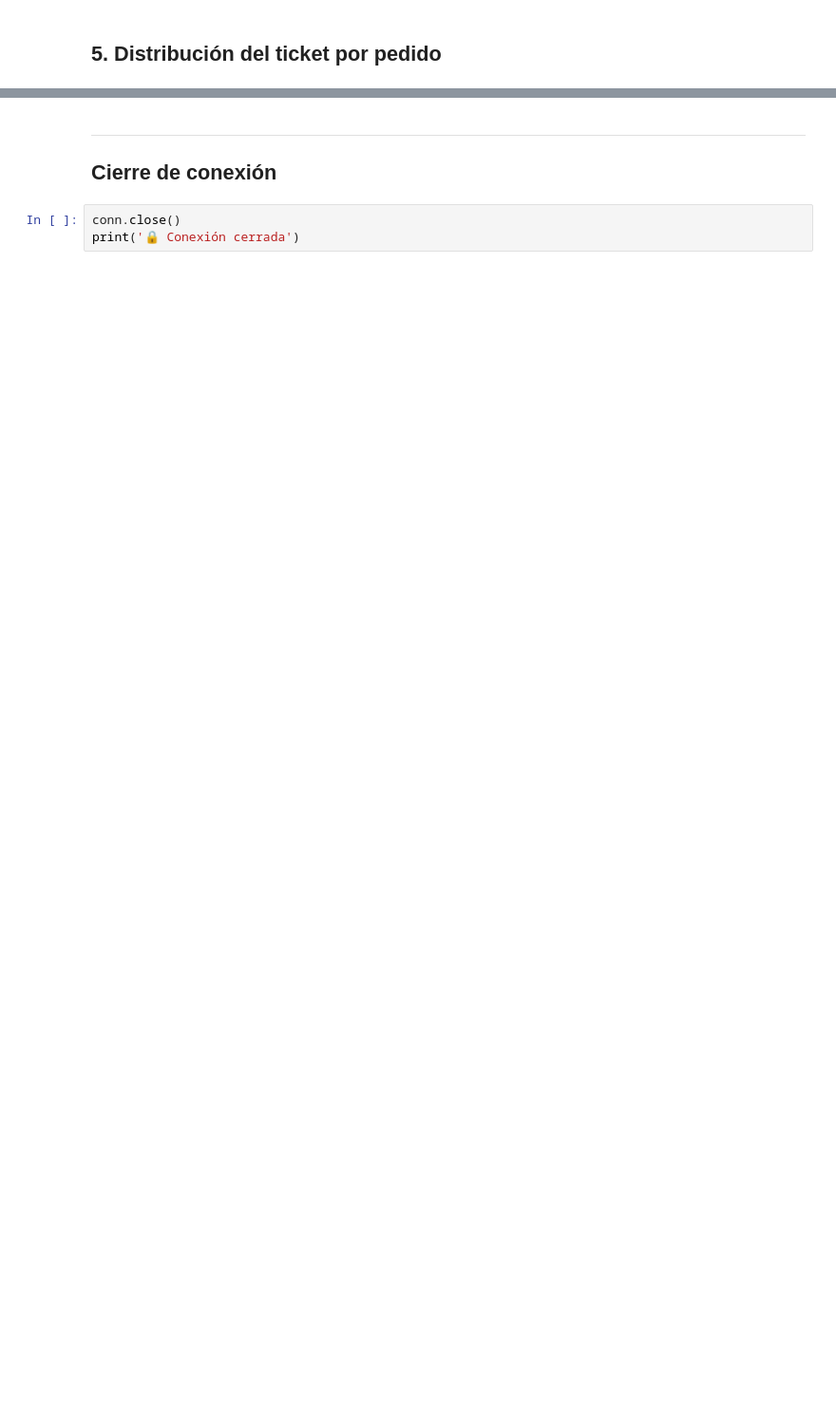
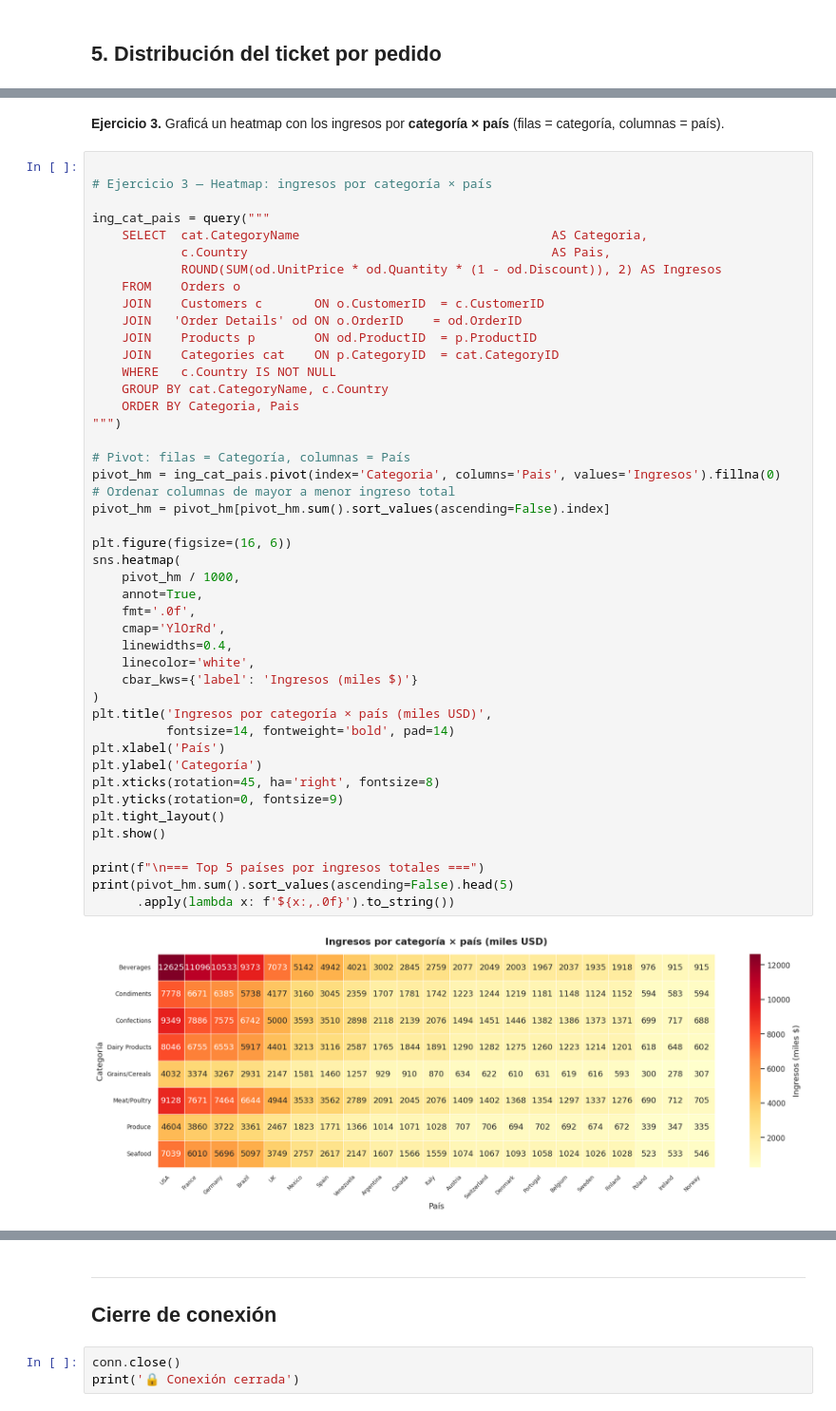
Before and after one commit to alexballera/taller-tgad-fce, a Jupyter notebook: sesiones/segundo-parcial/u2/clase15/teorica/U2-clase-15-vizualicacion-mysql_northwind.ipynb, the cells around one changed output, grey strips where cells are left out. Shown at 95% size. Saved outputs shown, nothing was run; the diff lists cells and outputs as text; blank space fills up the shorter version.

```diff
--- a/sesiones/segundo-parcial/u2/clase15/teorica/U2-clase-15-vizualicacion-mysql_northwind.ipynb
+++ b/sesiones/segundo-parcial/u2/clase15/teorica/U2-clase-15-vizualicacion-mysql_northwind.ipynb
@@ -199,0 +387,49 @@ plt.show()
+# %% [markdown]
+**Ejercicio 3.** Graficá un heatmap con los ingresos por **categoría × país** (filas = categoría, columnas = país).
+# %%
+
+# Ejercicio 3 — Heatmap: ingresos por categoría × país
+
+ing_cat_pais = query("""
+    SELECT  cat.CategoryName                                  AS Categoria,
+            c.Country                                         AS Pais,
+            ROUND(SUM(od.UnitPrice * od.Quantity * (1 - od.Discount)), 2) AS Ingresos
+    FROM    Orders o
+    JOIN    Customers c       ON o.CustomerID  = c.CustomerID
+    JOIN   'Order Details' od ON o.OrderID    = od.OrderID
+    JOIN    Products p        ON od.ProductID  = p.ProductID
+    JOIN    Categories cat    ON p.CategoryID  = cat.CategoryID
+    WHERE   c.Country IS NOT NULL
+    GROUP BY cat.CategoryName, c.Country
+    ORDER BY Categoria, Pais
+""")
+
+# Pivot: filas = Categoría, columnas = País
+pivot_hm = ing_cat_pais.pivot(index='Categoria', columns='Pais', values='Ingresos').fillna(0)
+# Ordenar columnas de mayor a menor ingreso total
+pivot_hm = pivot_hm[pivot_hm.sum().sort_values(ascending=False).index]
+
+plt.figure(figsize=(16, 6))
+sns.heatmap(
+    pivot_hm / 1000,
+    annot=True,
+    fmt='.0f',
+    cmap='YlOrRd',
+    linewidths=0.4,
+    linecolor='white',
+    cbar_kws={'label': 'Ingresos (miles $)'}
+)
+plt.title('Ingresos por categoría × país (miles USD)',
+          fontsize=14, fontweight='bold', pad=14)
+plt.xlabel('País')
+plt.ylabel('Categoría')
+plt.xticks(rotation=45, ha='right', fontsize=8)
+plt.yticks(rotation=0, fontsize=9)
+plt.tight_layout()
+plt.show()
+
+print(f"\n=== Top 5 países por ingresos totales ===")
+print(pivot_hm.sum().sort_values(ascending=False).head(5)
+      .apply(lambda x: f'${x:,.0f}').to_string())
+# %% [output]
+[figure, added]
```
Also changed, not shown: parts of 22 cells of this notebook, 1 other file.
